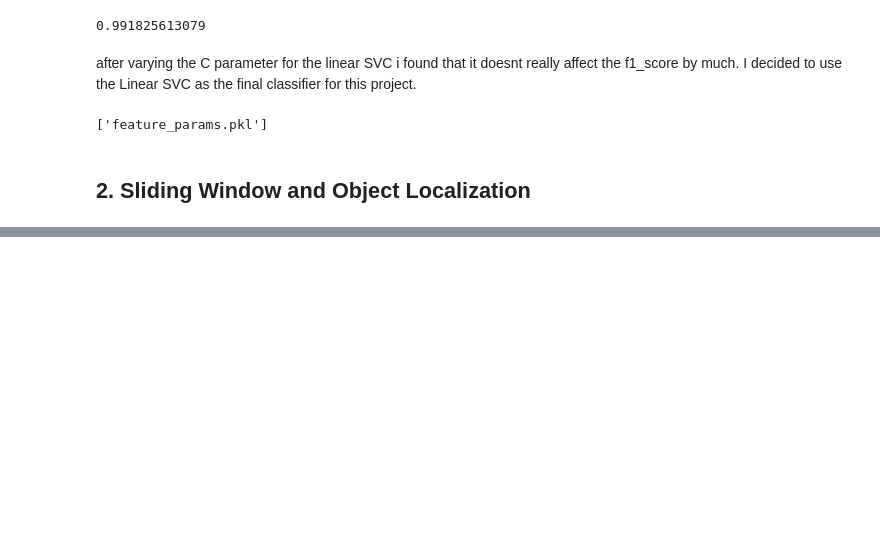
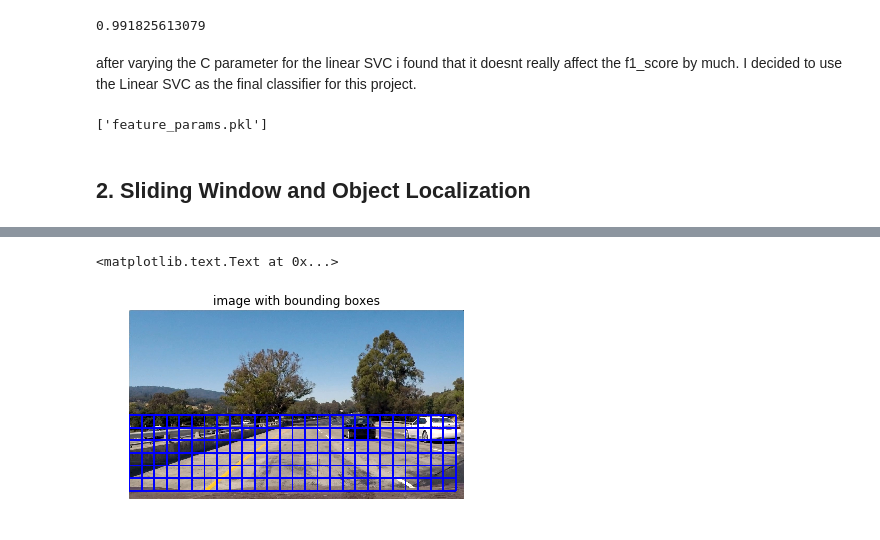
Before and after one commit to aditbiswas1/P5-Vehicle-Detection, a Jupyter notebook: Report.ipynb, the cells around one changed output, grey strips where cells are left out. Cells and saved outputs as stored; diff of their text form; code cells hidden in the pictures; blank space fills up the shorter version.

```diff
--- a/Report.ipynb
+++ b/Report.ipynb
@@ -328,0 +377,10 @@ joblib.dump(feature_params, 'feature_params.pkl')
+# %%
+def draw_boxes(img, bboxes, color=(0, 0, 255), thick=6):
+    # Make a copy of the image
+    imcopy = np.copy(img)
+    # Iterate through the bounding boxes
+    for bbox in bboxes:
+        # Draw a rectangle given bbox coordinates
+        cv2.rectangle(imcopy, bbox[0], bbox[1], color, thick)
+    # Return the image copy with boxes drawn
+    return imcopy
@@ -328,0 +399,8 @@ joblib.dump(feature_params, 'feature_params.pkl')
+# %%
+window_img = draw_boxes(image, windows, color=(0, 0, 255), thick=6)
+plt.imshow(window_img)
+plt.axis('off')
+plt.title('image with bounding boxes')
+# %% [output]
+<matplotlib.text.Text at 0x...>
+[figure, added]
```
Also changed, not shown: parts of 15 cells of this notebook, 3 other files.
